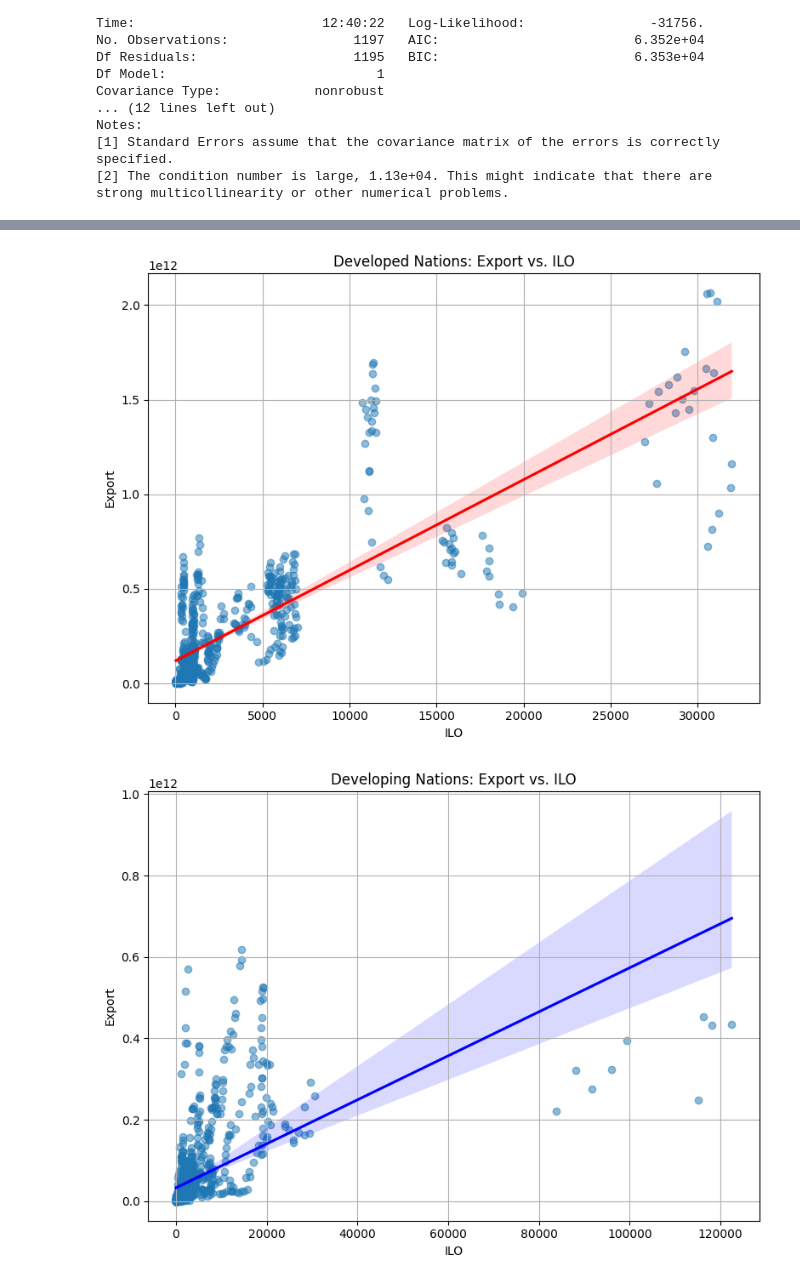
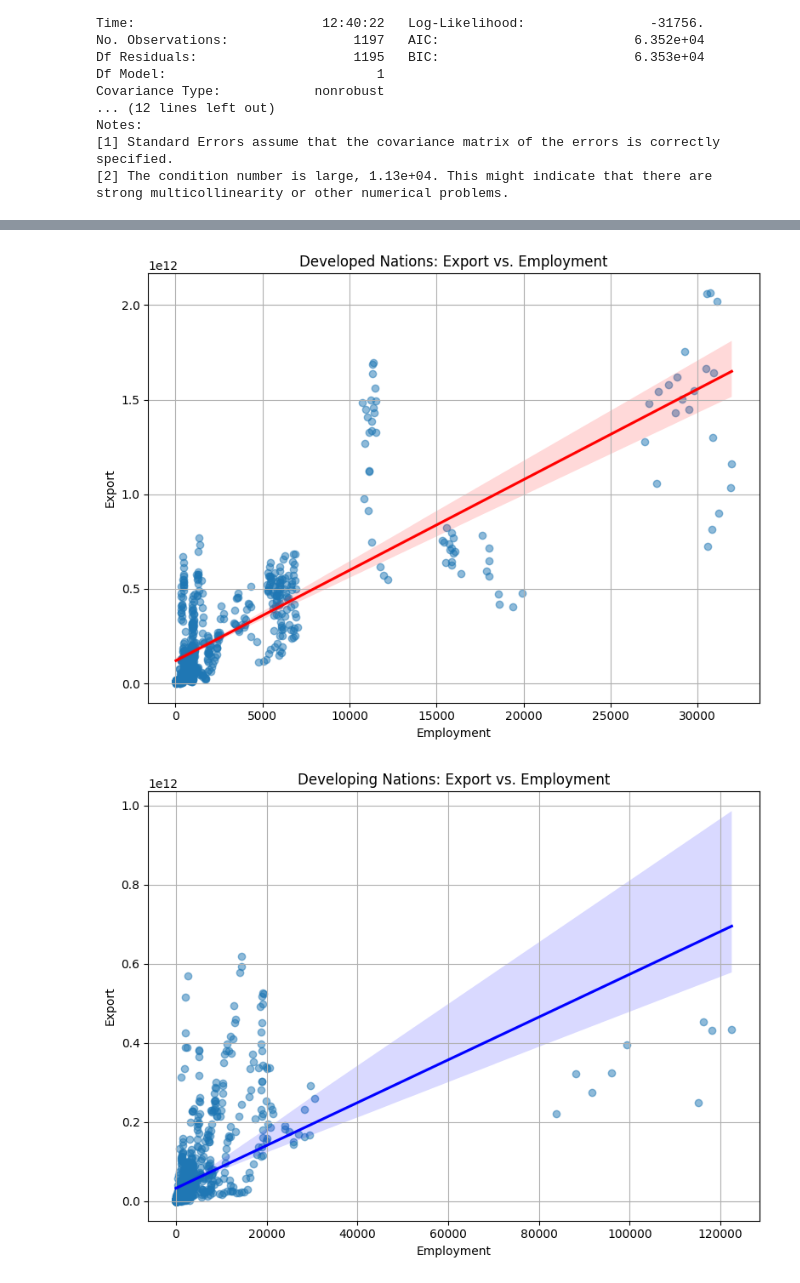
Before and after one commit to Graspp-25-Spring/graspp-25S-trade, a Jupyter notebook: notebooks/final_white_paper.ipynb, the cells around one changed output, grey strips where cells are left out. Cells and saved outputs as stored; diff of their text form; code cells hidden in the pictures.

```diff
--- a/notebooks/final_white_paper.ipynb
+++ b/notebooks/final_white_paper.ipynb
@@ -628,8 +628,8 @@ print(model_deving.summary())
 # Plot for Developed Nations
 plt.figure(figsize=(8, 6))
 sns.regplot(data=df_dev, x='ILO', y='Export', scatter_kws={'alpha': 0.5}, line_kws={"color": "red"})
-plt.title('Developed Nations: Export vs. ILO')
-plt.xlabel('ILO')
+plt.title('Developed Nations: Export vs. Employment')
+plt.xlabel('Employment')
 plt.ylabel('Export')
 plt.grid(True)
 plt.tight_layout()
@@ -638,8 +638,8 @@ plt.show()
 # Plot for Developing Nations
 plt.figure(figsize=(8, 6))
 sns.regplot(data=df_deving, x='ILO', y='Export', scatter_kws={'alpha': 0.5}, line_kws={"color": "blue"})
-plt.title('Developing Nations: Export vs. ILO')
-plt.xlabel('ILO')
+plt.title('Developing Nations: Export vs. Employment')
+plt.xlabel('Employment')
 plt.ylabel('Export')
 plt.grid(True)
 plt.tight_layout()
@@ -656,11 +656,11 @@ Time:                        12:40:32   Log-Likelihood:                -19672.
 No. Observations:                 716   AIC:                         3.935e+04
 Df Residuals:                     714   BIC:                         3.936e+04
 Df Model:                           1
 Covariance Type:            nonrobust
 ... (41 lines left out)
 Notes:
 [1] Standard Errors assume that the covariance matrix of the errors is correctly specified.
 [2] The condition number is large, 1.13e+04. This might indicate that there are
 strong multicollinearity or other numerical problems.
-[figure, old version]
+[figure, new version]
-[figure, old version]
+[figure, new version]
```
Also changed, not shown: parts of 1 cell of this notebook.
